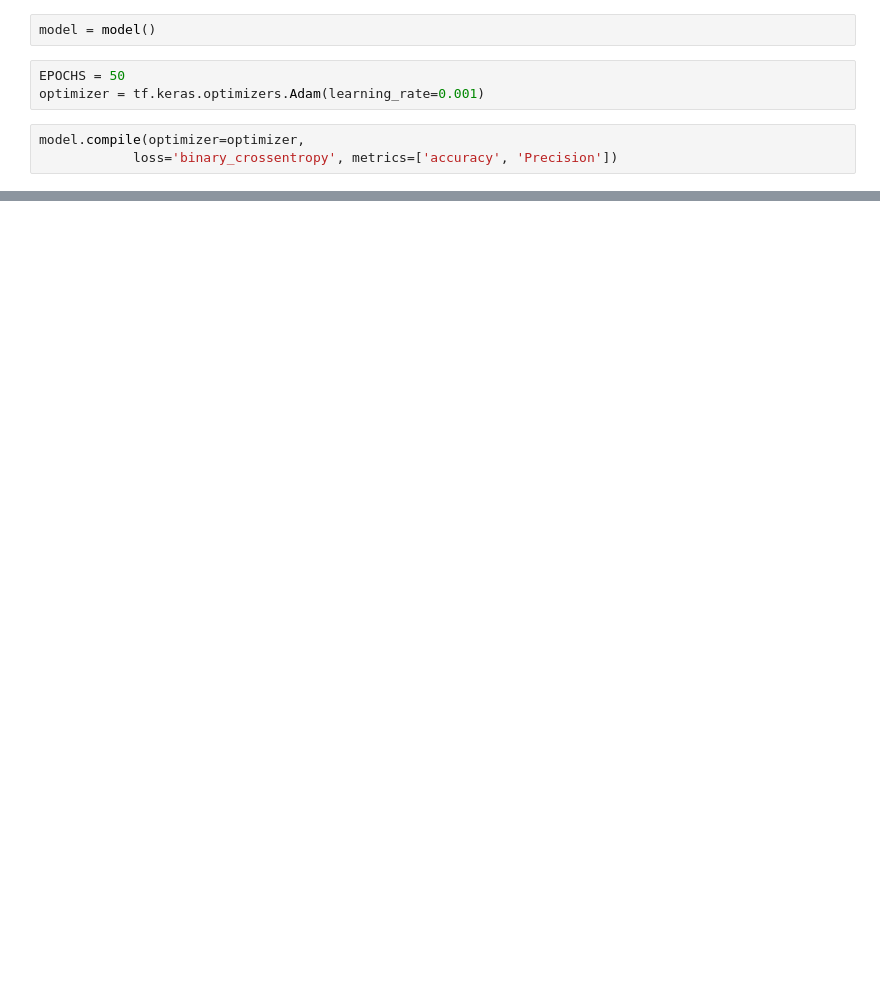
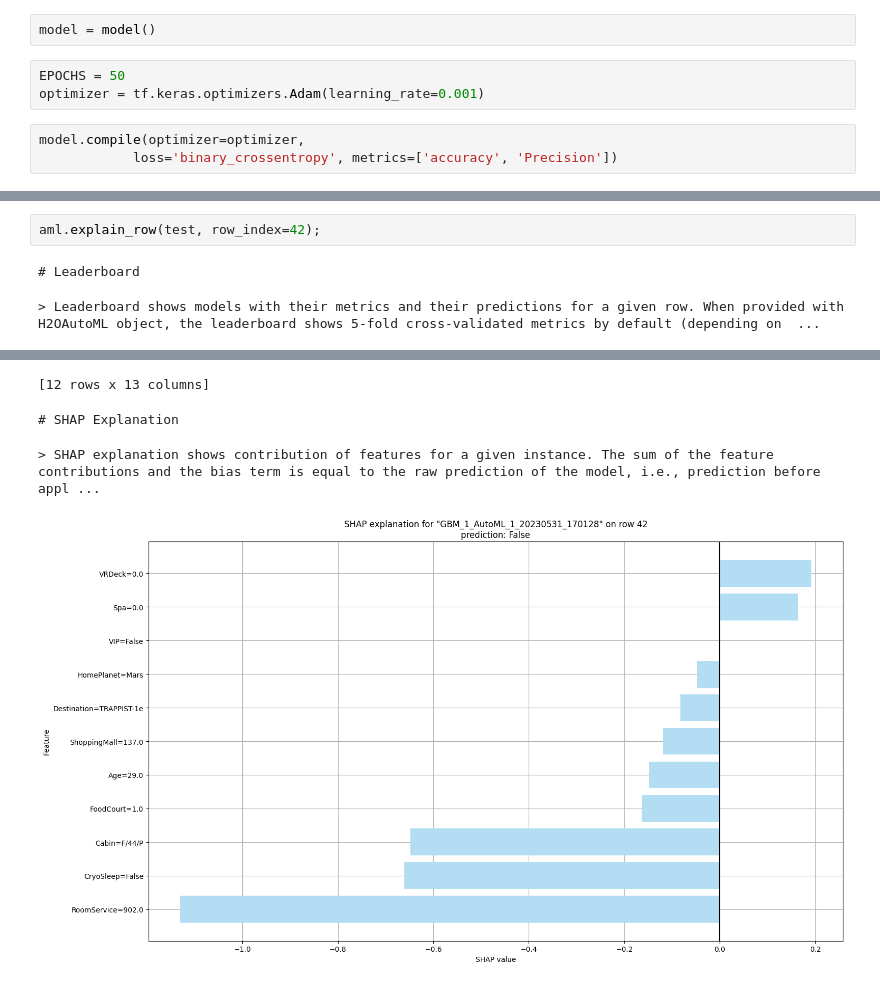
Before and after one commit to Research-method-group-3/Spaceship-Titanic, a Jupyter notebook: Group_3.ipynb, the cells around one changed output, grey strips where cells are left out. Saved outputs shown, nothing was run; the diff lists cells and outputs as text; blank space fills up the shorter version.

```diff
--- a/Group_3.ipynb
+++ b/Group_3.ipynb
@@ -356,0 +635,5 @@ Epoch 50/50
+# %%
+aml.explain_row(test, row_index=42);
+# %% [output]
+# Leaderboard
+> Leaderboard shows models with their metrics and their predictions for a given row. When provided with H2OAutoML object, the leaderboard shows 5-fold cross-validated metrics by default (depending on  ...
@@ -356,0 +651,4 @@ Epoch 50/50
+[12 rows x 13 columns]
+# SHAP Explanation
+> SHAP explanation shows contribution of features for a given instance. The sum of the feature contributions and the bias term is equal to the raw prediction of the model, i.e., prediction before appl ...
+[figure, added]
```
Also changed, not shown: parts of 37 cells of this notebook.
